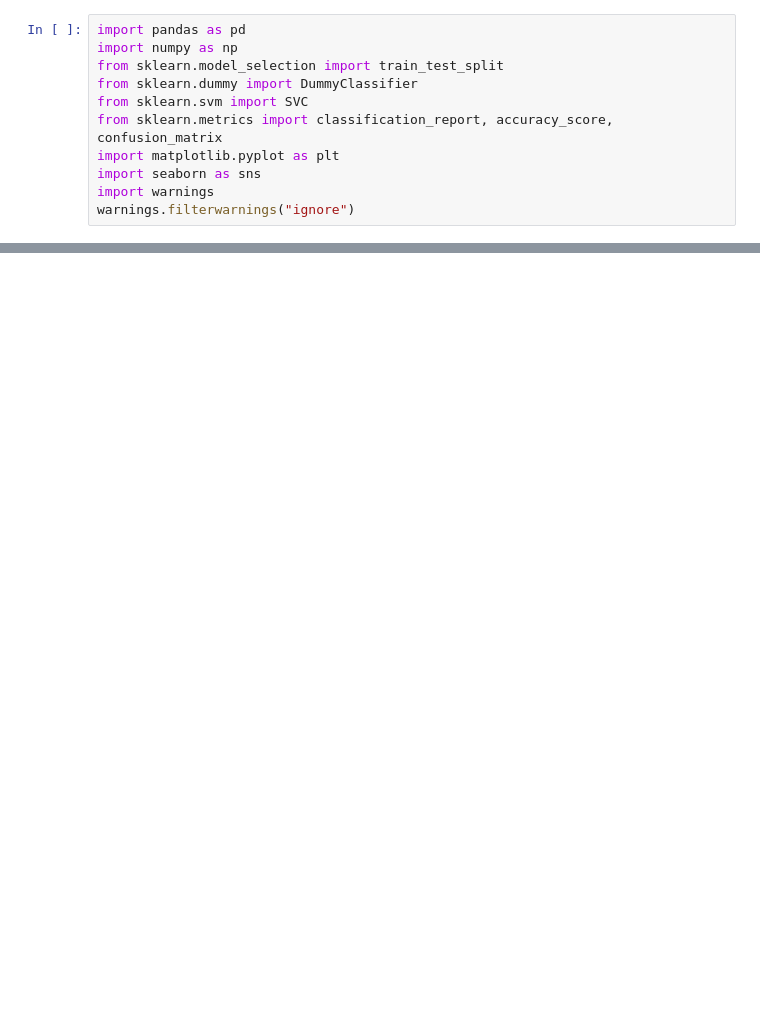
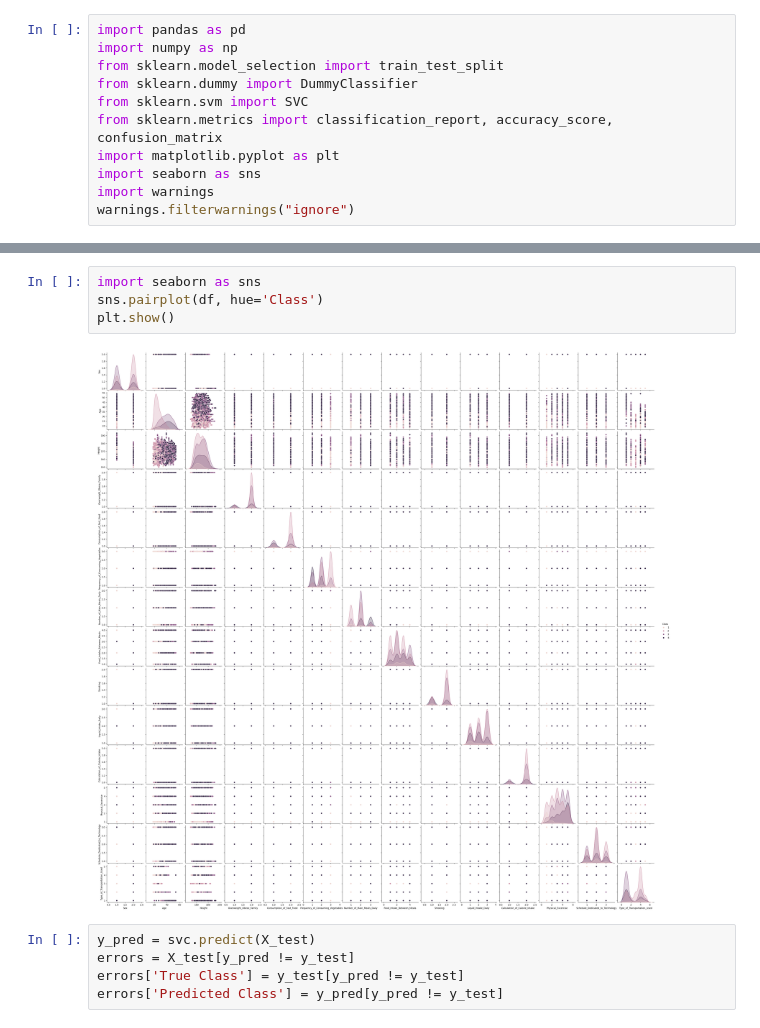
Before and after one commit to Thanggap/AI, a Jupyter notebook: modeltraining.ipynb, the cells around one changed output, grey strips where cells are left out. Cells and saved outputs as stored; diff of their text form; blank space fills up the shorter version.

Commit message:
xu lí dataset,chia train\traintest bằng train_test_split, ve bieu do,cap nhat matrannhamlan

```diff
--- a/modeltraining.ipynb
+++ b/modeltraining.ipynb
@@ -252 +289,12 @@ plt.show()
+# %%
+import seaborn as sns
+sns.pairplot(df, hue='Class')
+plt.show()
+# %% [output]
+[figure, added]
+# %%
+y_pred = svc.predict(X_test)
+errors = X_test[y_pred != y_test]
+errors['True Class'] = y_test[y_pred != y_test]
+errors['Predicted Class'] = y_pred[y_pred != y_test]
 # %%
```
Also changed, not shown: parts of 14 cells of this notebook, 2 other files.
